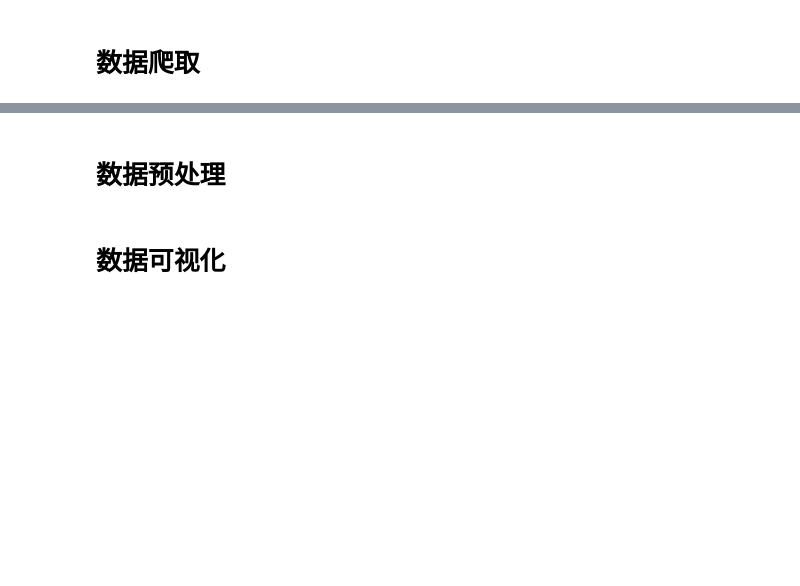
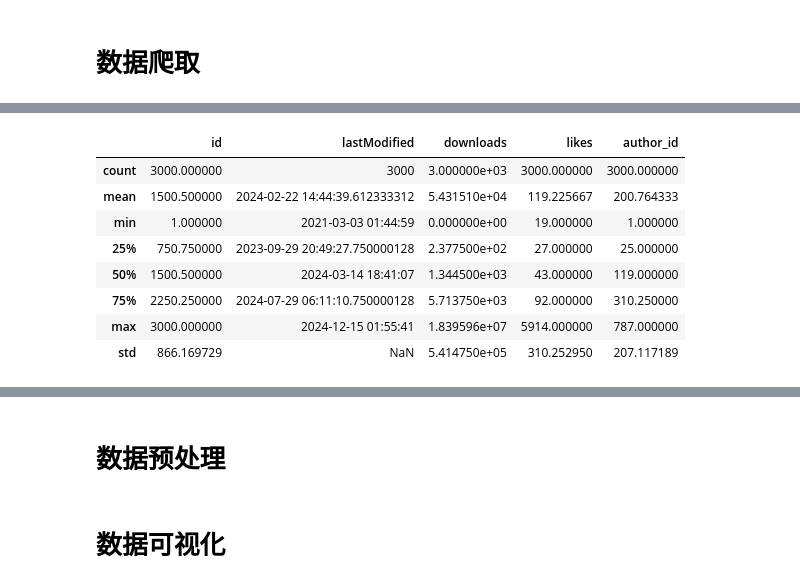
Before and after one commit to yansirgood/DL-course-labs, a Jupyter notebook: LLM-overview/report.ipynb, the cells around one changed output, grey strips where cells are left out. Cells and saved outputs as stored; diff of their text form; code cells hidden in the pictures; blank space fills up the shorter version.

```diff
--- a/LLM-overview/report.ipynb
+++ b/LLM-overview/report.ipynb
@@ -160,0 +221,5 @@ import pandas as pd
+# %%
+import pandas as pd
+
+models = pd.read_sql_table('Model', 'sqlite:///data.db')
+models.head()
@@ -160,0 +243,12 @@ import pandas as pd
+# %%
+models.describe()
+# %% [output]
+|  | id | lastModified | downloads | likes | author_id |
+| count | 3000.000000 | 3000 | 3.000000e+03 | 3000.000000 | 3000.000000 |
+| mean | 1500.500000 | 2024-02-22 14:44:39.612333312 | 5.431510e+04 | 119.225667 | 200.764333 |
+| min | 1.000000 | 2021-03-03 01:44:59 | 0.000000e+00 | 19.000000 | 1.000000 |
+| 25% | 750.750000 | 2023-09-29 20:49:27.750000128 | 2.377500e+02 | 27.000000 | 25.000000 |
+| 50% | 1500.500000 | 2024-03-14 18:41:07 | 1.344500e+03 | 43.000000 | 119.000000 |
+| 75% | 2250.250000 | 2024-07-29 06:11:10.750000128 | 5.713750e+03 | 92.000000 | 310.250000 |
+| max | 3000.000000 | 2024-12-15 01:55:41 | 1.839596e+07 | 5914.000000 | 787.000000 |
+| std | 866.169729 | NaN | 5.414750e+05 | 310.252950 | 207.117189 |
```
Also changed, not shown: parts of 22 cells of this notebook, 1 other file.
